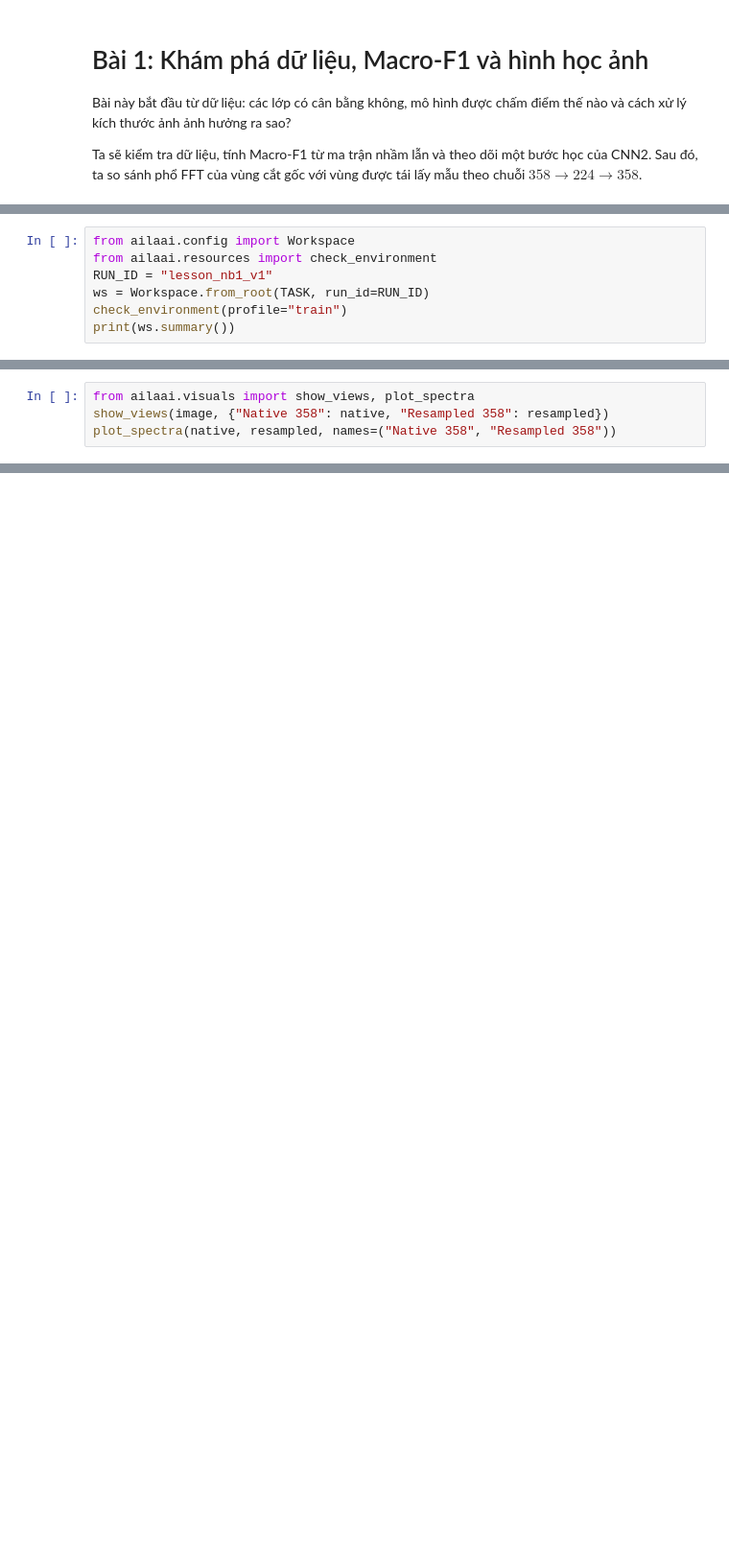
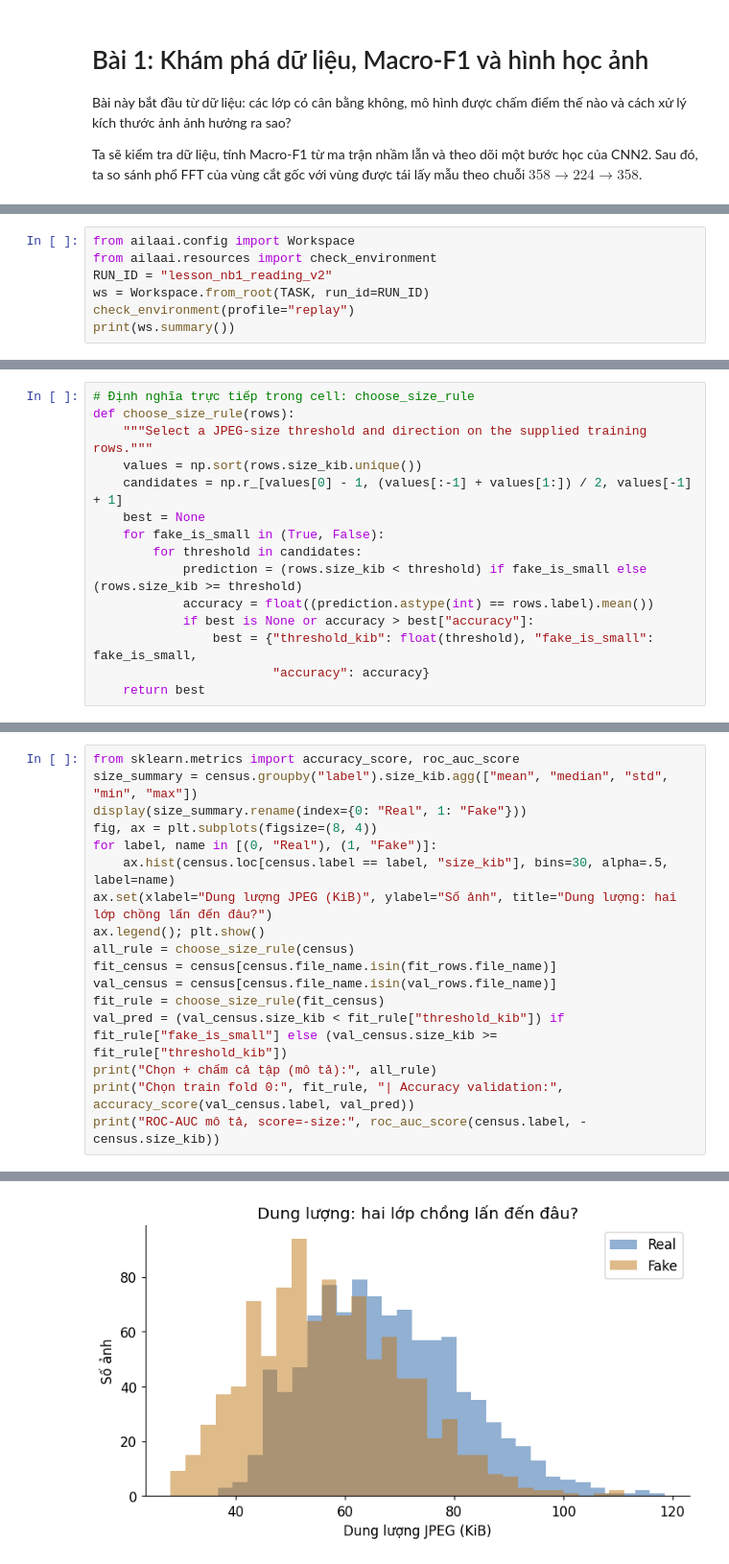
Before and after one commit to Purin1410/Olympic_AI_PTIT_2026_preliminary_round, a Jupyter notebook: AI_LA_AI/notebooks/01_eda_baseline_geometry.ipynb, the cells around one changed output, grey strips where cells are left out. Shown at 96% size. Saved outputs shown, nothing was run; the diff lists cells and outputs as text; blank space fills up the shorter version.

```diff
--- a/AI_LA_AI/notebooks/01_eda_baseline_geometry.ipynb
+++ b/AI_LA_AI/notebooks/01_eda_baseline_geometry.ipynb
@@ -38,7 +40,7 @@ print("Đã sẵn sàng:", TASK)
 # %%
 from ailaai.config import Workspace
 from ailaai.resources import check_environment
-RUN_ID = "lesson_nb1_v1"
+RUN_ID = "lesson_nb1_reading_v2"
 ws = Workspace.from_root(TASK, run_id=RUN_ID)
-check_environment(profile="train")
+check_environment(profile="replay")
 print(ws.summary())
@@ -143,4 +173,15 @@ Giữ vùng cắt Native bảo toàn pixel gốc. Quan sát FFT cho thấy thay
 # %%
-from ailaai.visuals import show_views, plot_spectra
-show_views(image, {"Native 358": native, "Resampled 358": resampled})
-plot_spectra(native, resampled, names=("Native 358", "Resampled 358"))
+# Định nghĩa trực tiếp trong cell: choose_size_rule
+def choose_size_rule(rows):
+    """Select a JPEG-size threshold and direction on the supplied training rows."""
+    values = np.sort(rows.size_kib.unique())
+    candidates = np.r_[values[0] - 1, (values[:-1] + values[1:]) / 2, values[-1] + 1]
+    best = None
+    for fake_is_small in (True, False):
+        for threshold in candidates:
+            prediction = (rows.size_kib < threshold) if fake_is_small else (rows.size_kib >= threshold)
+            accuracy = float((prediction.astype(int) == rows.label).mean())
+            if best is None or accuracy > best["accuracy"]:
+                best = {"threshold_kib": float(threshold), "fake_is_small": fake_is_small,
+                        "accuracy": accuracy}
+    return best
@@ -179,0 +188,18 @@ print(classification_report(y, np.array([0.1, 0.2, 0.4, 0.6])))
+# %%
+from sklearn.metrics import accuracy_score, roc_auc_score
+size_summary = census.groupby("label").size_kib.agg(["mean", "median", "std", "min", "max"])
+display(size_summary.rename(index={0: "Real", 1: "Fake"}))
+fig, ax = plt.subplots(figsize=(8, 4))
+for label, name in [(0, "Real"), (1, "Fake")]:
+    ax.hist(census.loc[census.label == label, "size_kib"], bins=30, alpha=.5, label=name)
+ax.set(xlabel="Dung lượng JPEG (KiB)", ylabel="Số ảnh", title="Dung lượng: hai lớp chồng lấn đến đâu?")
+ax.legend(); plt.show()
+all_rule = choose_size_rule(census)
+fit_census = census[census.file_name.isin(fit_rows.file_name)]
+val_census = census[census.file_name.isin(val_rows.file_name)]
+fit_rule = choose_size_rule(fit_census)
+val_pred = (val_census.size_kib < fit_rule["threshold_kib"]) if fit_rule["fake_is_small"] else (val_census.size_kib >= fit_rule["threshold_kib"])
+print("Chọn + chấm cả tập (mô tả):", all_rule)
+print("Chọn train fold 0:", fit_rule, "| Accuracy validation:", accuracy_score(val_census.label, val_pred))
+print("ROC-AUC mô tả, score=-size:", roc_auc_score(census.label, -census.size_kib))
+# %% [output]
@@ -179,0 +210 @@ print(classification_report(y, np.array([0.1, 0.2, 0.4, 0.6])))
+[figure, added]
```
Also changed, not shown: parts of 61 cells of this notebook, 30 other files.
